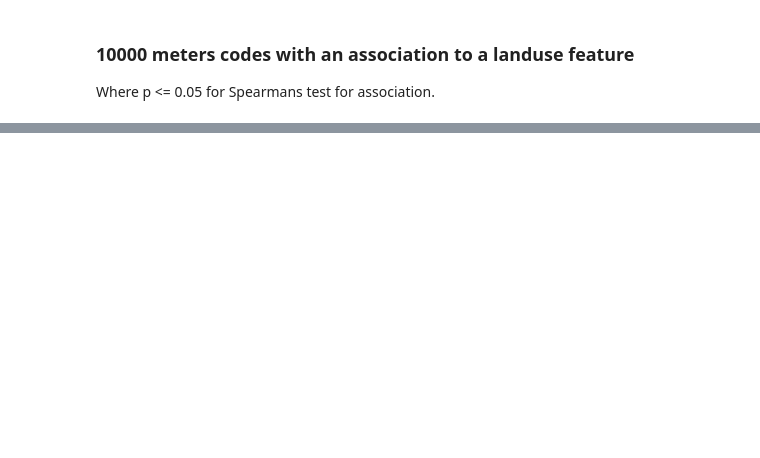
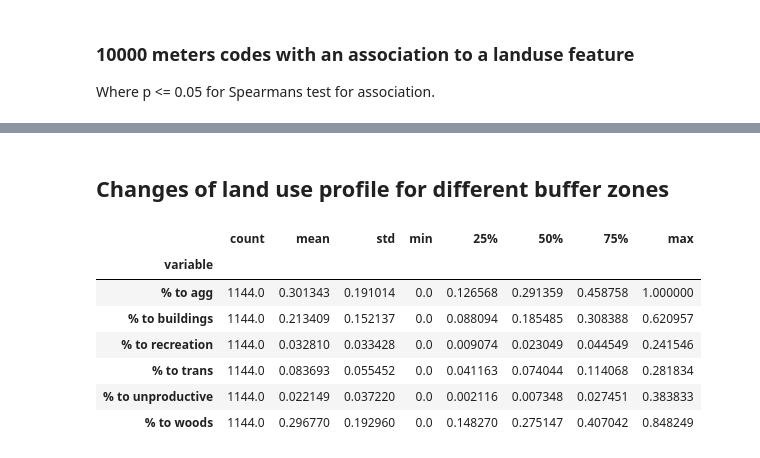
Before and after one commit to hammerdirt-analyst/landuse, a Jupyter notebook: land_use_buffers.ipynb, the cells around one changed output, grey strips where cells are left out. Drawn from its saved outputs; the diff is of its cells as text; code cells hidden in the pictures; blank space fills up the shorter version.

```diff
--- a/land_use_buffers.ipynb
+++ b/land_use_buffers.ipynb
@@ -758,0 +756,18 @@ comps
+# %% [markdown]
+## Changes of land use profile for different buffer zones
+# %%
+check_dist = ['% to buildings', '% to trans', '% to recreation',  '% to agg', '% to woods', '% to unproductive', 'dist']
+dfs = [element[check_dist].reset_index() for element in [sd_5000, sd_2000, sd_2500, sd_3000, sd_3500, sd_4000, sd_4500, sd_10000]]
+
+x=pd.concat(dfs)
+xlong = pd.melt(x, id_vars=['index', 'dist'], value_vars=check_dist[:-1])
+xlong.groupby('variable').value.describe()
+# %% [output]
+|  | count | mean | std | min | 25% | 50% | 75% | max |
+| variable |  |  |  |  |  |  |  |  |
+| % to agg | 1144.0 | 0.301343 | 0.191014 | 0.0 | 0.126568 | 0.291359 | 0.458758 | 1.000000 |
+| % to buildings | 1144.0 | 0.213409 | 0.152137 | 0.0 | 0.088094 | 0.185485 | 0.308388 | 0.620957 |
+| % to recreation | 1144.0 | 0.032810 | 0.033428 | 0.0 | 0.009074 | 0.023049 | 0.044549 | 0.241546 |
+| % to trans | 1144.0 | 0.083693 | 0.055452 | 0.0 | 0.041163 | 0.074044 | 0.114068 | 0.281834 |
+| % to unproductive | 1144.0 | 0.022149 | 0.037220 | 0.0 | 0.002116 | 0.007348 | 0.027451 | 0.383833 |
+| % to woods | 1144.0 | 0.296770 | 0.192960 | 0.0 | 0.148270 | 0.275147 | 0.407042 | 0.848249 |
```
Also changed, not shown: parts of 17 cells of this notebook, 1 other file.
